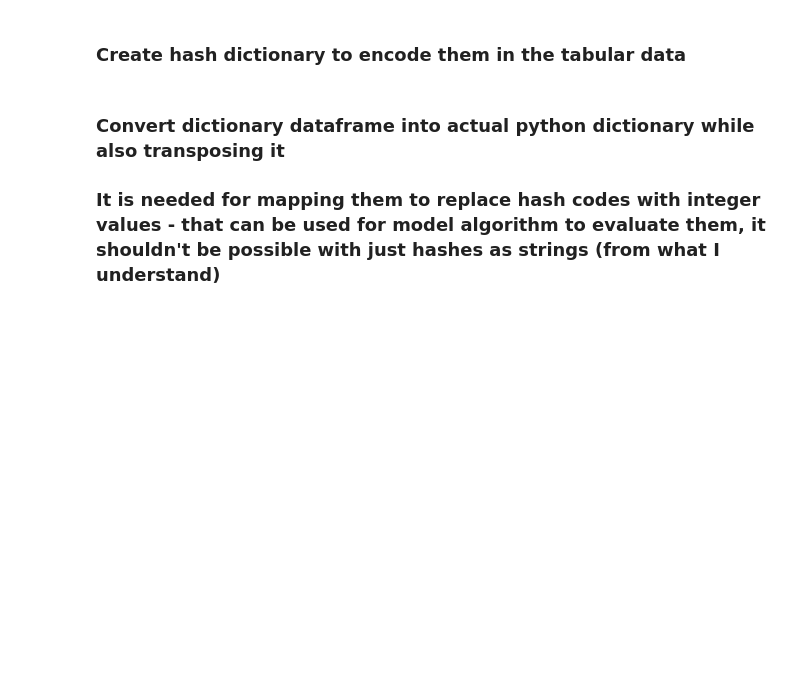
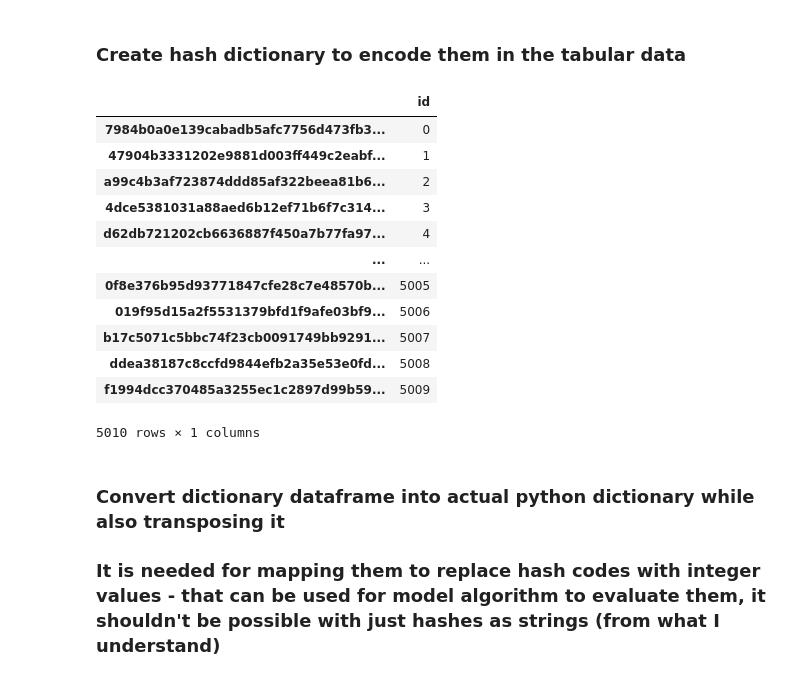
Before and after one commit to blastertec/Cellular-operator-custormer-classification, a Jupyter notebook: taras_haida_ks_task.ipynb, the cells around one changed output. Saved outputs shown, nothing was run; the diff lists cells and outputs as text; code cells hidden in the pictures; blank space fills up the shorter version.

```diff
--- a/taras_haida_ks_task.ipynb
+++ b/taras_haida_ks_task.ipynb
@@ -136,6 +138,22 @@ hashes_dict_df = hashes_dict_df.set_index('feature_50')
 
 hashes_dict_df.index.name = None
 hashes_dict_df = hashes_dict_df.rename(columns = {'index': 'id'})
+# %%
+hashes_dict_df
+# %% [output]
+|  | id |
+| 7984b0a0e139cabadb5afc7756d473fb3... | 0 |
+| 47904b3331202e9881d003ff449c2eabf... | 1 |
+| a99c4b3af723874ddd85af322beea81b6... | 2 |
+| 4dce5381031a88aed6b12ef71b6f7c314... | 3 |
+| d62db721202cb6636887f450a7b77fa97... | 4 |
+| ... | ... |
+| 0f8e376b95d93771847cfe28c7e48570b... | 5005 |
+| 019f95d15a2f5531379bfd1f9afe03bf9... | 5006 |
+| b17c5071c5bbc74f23cb0091749bb9291... | 5007 |
+| ddea38187c8ccfd9844efb2a35e53e0fd... | 5008 |
+| f1994dcc370485a3255ec1c2897d99b59... | 5009 |
+5010 rows × 1 columns
 # %% [markdown]
 ### Convert dictionary dataframe into actual python dictionary while also transposing it
 ### It is needed for mapping them to replace hash codes with integer values - that can be used for model algorithm to evaluate them, it shouldn't be  possible with just hashes as strings (from what I understand)
```
Also changed, not shown: parts of 14 cells of this notebook.
